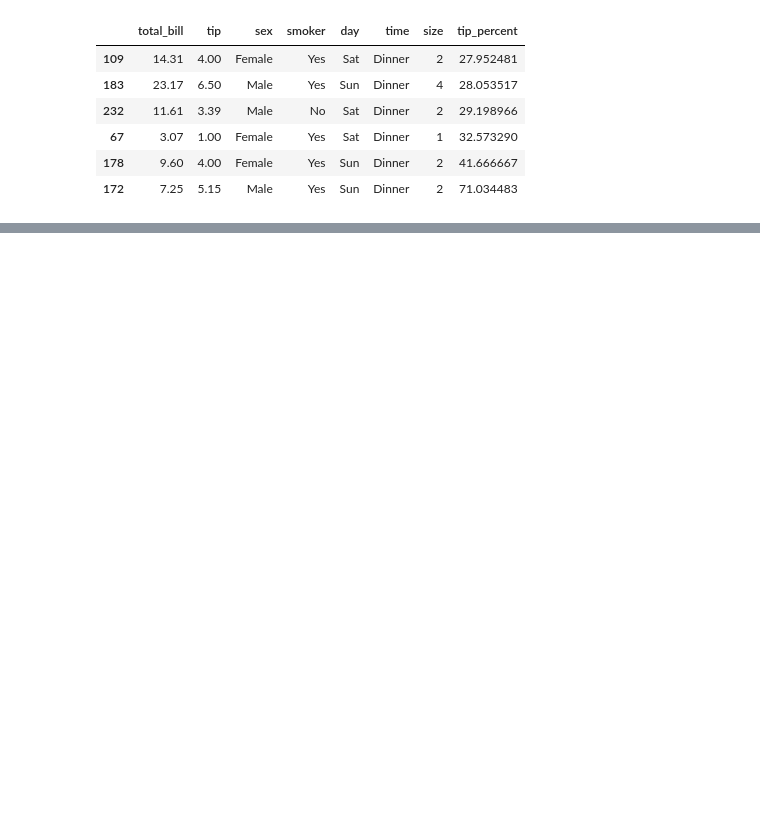
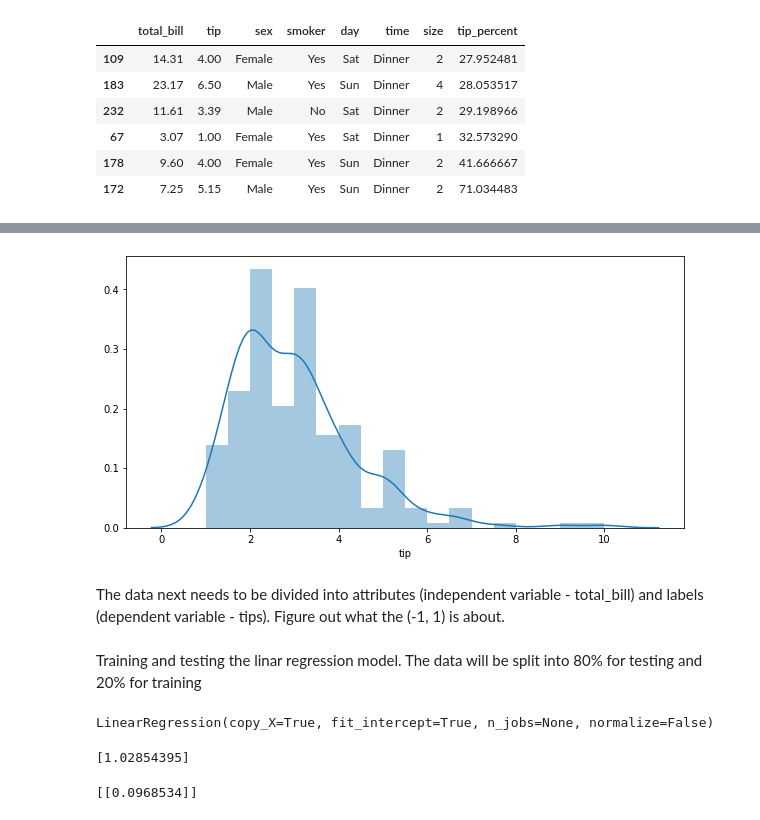
Before and after one commit to jennifer-ryan/fundamentals-project, a Jupyter notebook: tips_database_analysis.ipynb, the cells around one changed output, grey strips where cells are left out. Saved outputs shown, nothing was run; the diff lists cells and outputs as text; code cells hidden in the pictures; blank space fills up the shorter version.

```diff
--- a/tips_database_analysis.ipynb
+++ b/tips_database_analysis.ipynb
@@ -256,0 +293,10 @@ top_tipper(tips_df, n=6)
+# %%
+plt.figure(figsize=(10, 5))
+plt.tight_layout()
+sns.distplot(tips_df['tip'])
+plt.show()
+# %% [output]
+[figure, added]
+# %% [markdown]
+The data next needs to be divided into attributes (independent variable - total_bill) and labels (dependent variable - tips).
+Figure out what the (-1, 1) is about.
@@ -256,0 +306,2 @@ top_tipper(tips_df, n=6)
+# %% [markdown]
+Training and testing the linar regression model. The data will be split into 80% for testing and 20% for training
@@ -256,0 +310,15 @@ top_tipper(tips_df, n=6)
+# %%
+regression = LinearRegression()
+regression.fit(X_train, y_train)
+# %% [output]
+LinearRegression(copy_X=True, fit_intercept=True, n_jobs=None, normalize=False)
+# %%
+# intercept (where it intercepts an axis??)
+print(regression.intercept_)
+# %% [output]
+[1.02854395]
+# %%
+# slope (steepness of the line)
+print(regression.coef_)
+# %% [output]
+[[0.0968534]]
```
Also changed, not shown: parts of 17 cells of this notebook.
